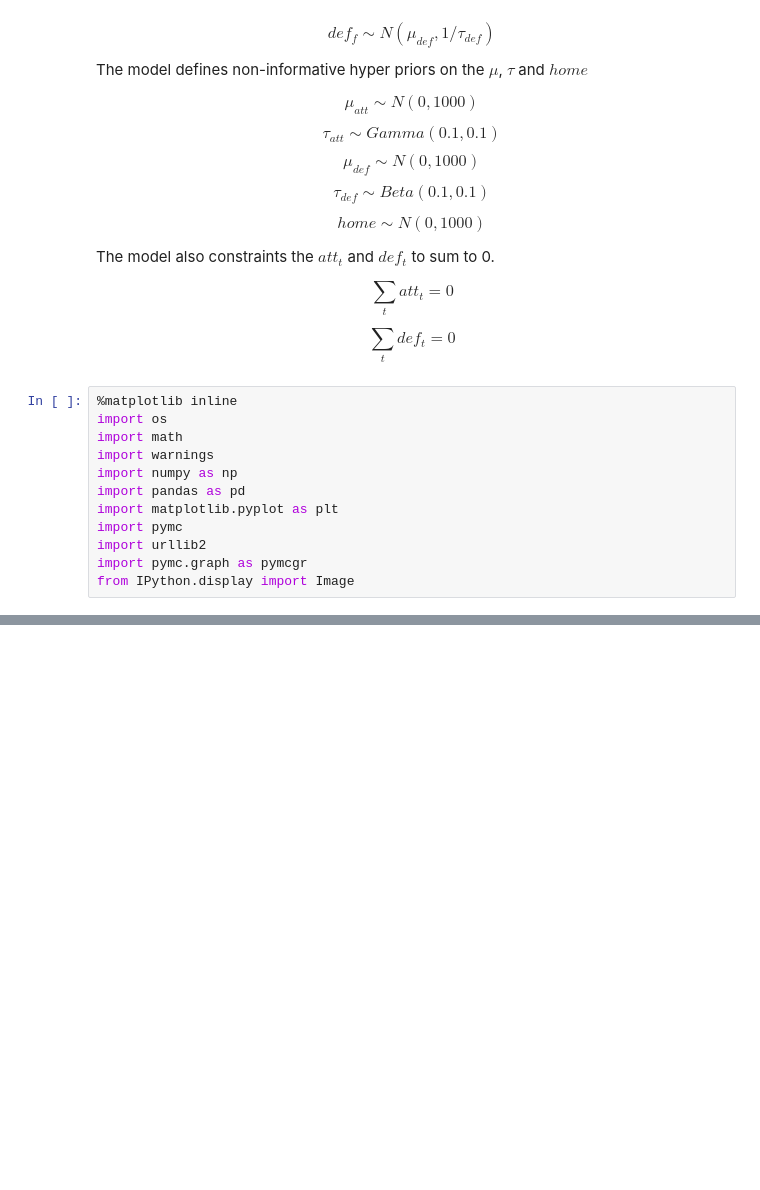
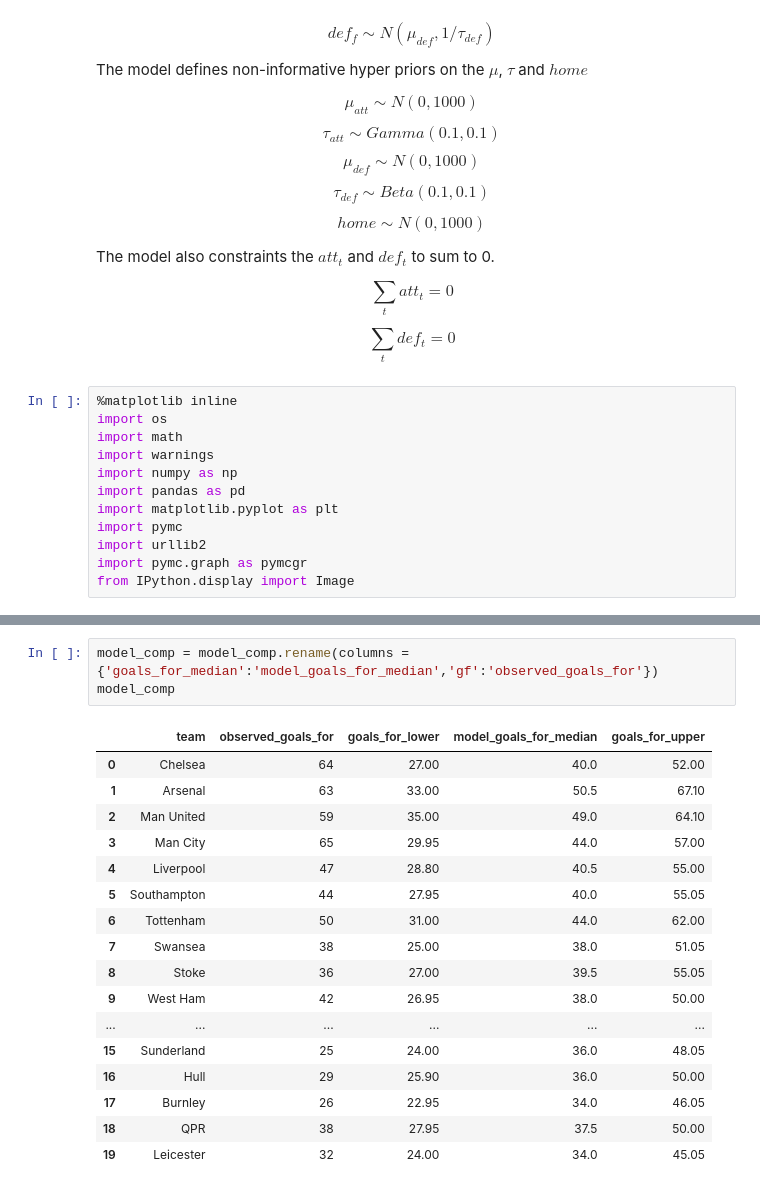
Before and after one commit to ovprunskis/am207-project-soccer, a Jupyter notebook: biao_blangiardo_model.ipynb, the cells around one changed output, grey strips where cells are left out. Drawn from its saved outputs; the diff is of its cells as text; blank space fills up the shorter version.

```diff
--- a/biao_blangiardo_model.ipynb
+++ b/biao_blangiardo_model.ipynb
@@ -319,0 +176,21 @@ model_comp
+# %%
+model_comp = model_comp.rename(columns = {'goals_for_median':'model_goals_for_median','gf':'observed_goals_for'})
+model_comp
+# %% [output]
+|  | team | observed_goals_for | goals_for_lower | model_goals_for_median | goals_for_upper |
+| 0 | Chelsea | 64 | 27.00 | 40.0 | 52.00 |
+| 1 | Arsenal | 63 | 33.00 | 50.5 | 67.10 |
+| 2 | Man United | 59 | 35.00 | 49.0 | 64.10 |
+| 3 | Man City | 65 | 29.95 | 44.0 | 57.00 |
+| 4 | Liverpool | 47 | 28.80 | 40.5 | 55.00 |
+| 5 | Southampton | 44 | 27.95 | 40.0 | 55.05 |
+| 6 | Tottenham | 50 | 31.00 | 44.0 | 62.00 |
+| 7 | Swansea | 38 | 25.00 | 38.0 | 51.05 |
+| 8 | Stoke | 36 | 27.00 | 39.5 | 55.05 |
+| 9 | West Ham | 42 | 26.95 | 38.0 | 50.00 |
+| ... | ... | ... | ... | ... | ... |
+| 15 | Sunderland | 25 | 24.00 | 36.0 | 48.05 |
+| 16 | Hull | 29 | 25.90 | 36.0 | 50.00 |
+| 17 | Burnley | 26 | 22.95 | 34.0 | 46.05 |
+| 18 | QPR | 38 | 27.95 | 37.5 | 50.00 |
+| 19 | Leicester | 32 | 24.00 | 34.0 | 45.05 |
```
Also changed, not shown: parts of 13 cells of this notebook, 18 other files.
